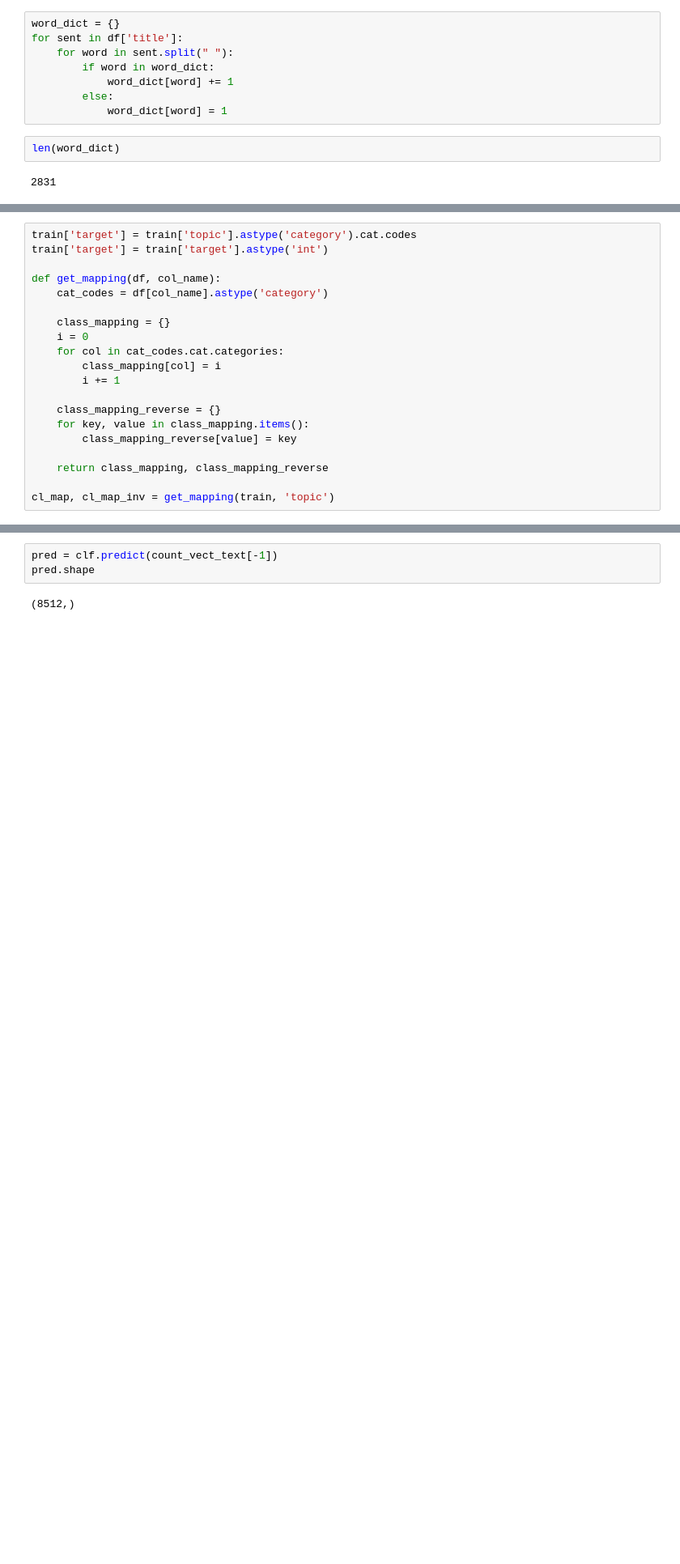
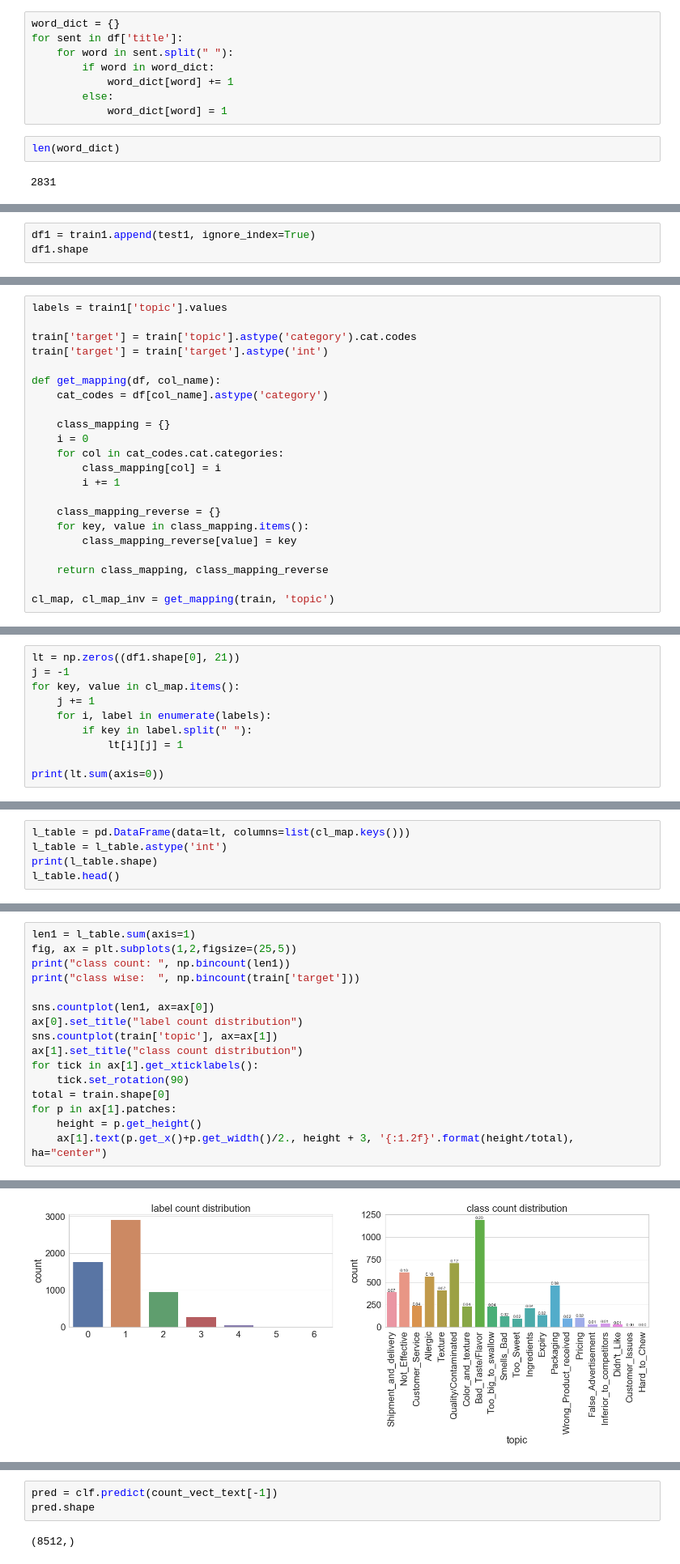
Before and after one commit to ankishb/ml-projects, a Jupyter notebook: amazon-ml/classical-model-4.ipynb, the cells around one changed output, grey strips where cells are left out. Shown at 81% size. Saved outputs shown, nothing was run; the diff lists cells and outputs as text; blank space fills up the shorter version.

```diff
--- a/amazon-ml/classical-model-4.ipynb
+++ b/amazon-ml/classical-model-4.ipynb
@@ -185,0 +193,3 @@ word_freq.head()
+# %%
+df1 = train1.append(test1, ignore_index=True)
+df1.shape
@@ -186,4 +198,6 @@ word_freq.head()
 # %%
+labels = train1['topic'].values
+
 train['target'] = train['topic'].astype('category').cat.codes
 train['target'] = train['target'].astype('int')
 
@@ -205,0 +240,10 @@ cl_map, cl_map_inv = get_mapping(train, 'topic')
+# %%
+lt = np.zeros((df1.shape[0], 21))
+j = -1
+for key, value in cl_map.items():
+    j += 1
+    for i, label in enumerate(labels):
+        if key in label.split(" "):
+            lt[i][j] = 1
+
+print(lt.sum(axis=0))
@@ -205,0 +253,5 @@ cl_map, cl_map_inv = get_mapping(train, 'topic')
+# %%
+l_table = pd.DataFrame(data=lt, columns=list(cl_map.keys()))
+l_table = l_table.astype('int')
+print(l_table.shape)
+l_table.head()
@@ -205,0 +266,17 @@ cl_map, cl_map_inv = get_mapping(train, 'topic')
+# %%
+len1 = l_table.sum(axis=1)
+fig, ax = plt.subplots(1,2,figsize=(25,5))
+print("class count: ", np.bincount(len1))
+print("class wise:  ", np.bincount(train['target']))
+
+sns.countplot(len1, ax=ax[0])
+ax[0].set_title("label count distribution")
+sns.countplot(train['topic'], ax=ax[1])
+ax[1].set_title("class count distribution")
+for tick in ax[1].get_xticklabels():
+    tick.set_rotation(90)
+total = train.shape[0]
+for p in ax[1].patches:
+    height = p.get_height()
+    ax[1].text(p.get_x()+p.get_width()/2., height + 3, '{:1.2f}'.format(height/total), ha="center")
+# %% [output]
@@ -206,3 +286,4 @@ cl_map, cl_map_inv = get_mapping(train, 'topic')
+[figure, added]
 # %%
 import gc
 from sklearn.feature_extraction.text import CountVectorizer
```
Also changed, not shown: parts of 60 cells of this notebook, 20 other files.
